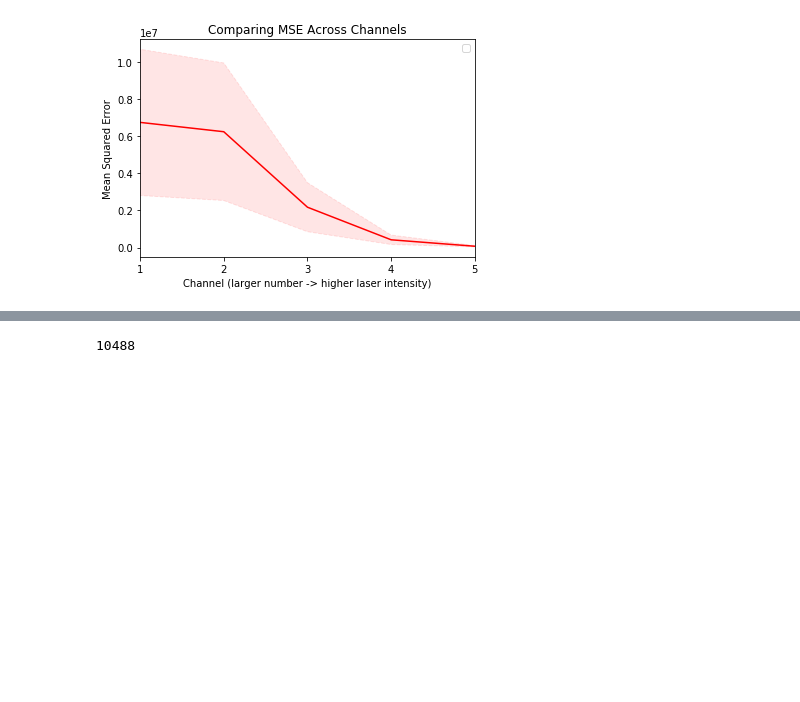
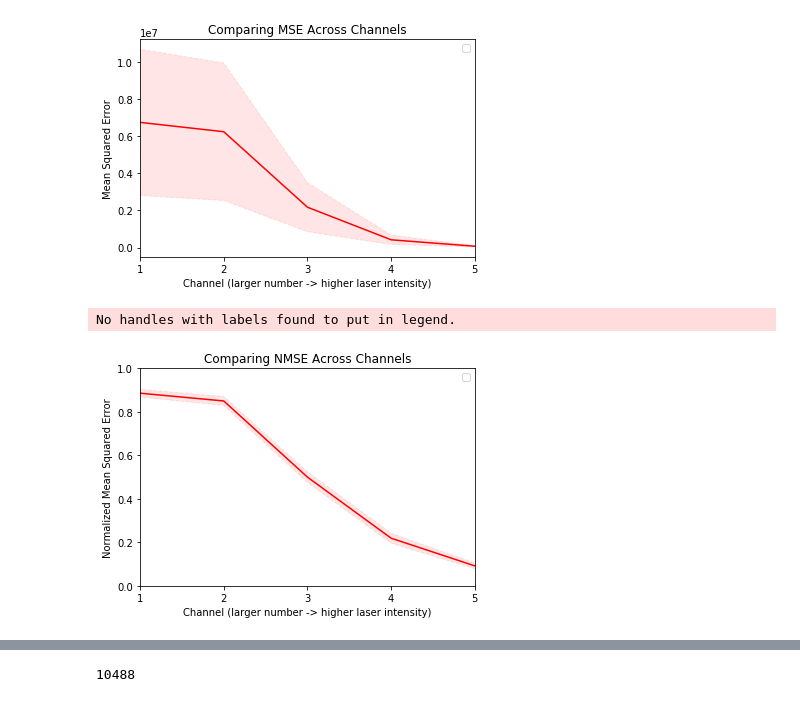
Before and after one commit to NYU-CDS-Capstone-Project/CellVision, a Jupyter notebook: notebooks/non_local_means_comparison.ipynb, the cells around one changed output, grey strips where cells are left out. Cells and saved outputs as stored; diff of their text form; code cells hidden in the pictures; blank space fills up the shorter version.

```diff
--- a/notebooks/non_local_means_comparison.ipynb
+++ b/notebooks/non_local_means_comparison.ipynb
@@ -135,7 +137,20 @@ for channel in channels:
         mse_means.append(mse_mean)
         mse_stds.append(mse_std)
 
+nmse_means = []
+nmse_stds = []
+for channel in channels:
+    nmse_path = '{}/new_baseline_mse_sum_stats_channel{}'.format(out_path,channel)
+    with open(nmse_path, 'rb') as pickle_file:
+        channel_nmse = pkl.load(pickle_file)
+        nmse_std = statistics.stdev(channel_nmse)
+        nmse_mean = statistics.mean(channel_nmse)
+        nmse_means.append(nmse_mean)
+        nmse_stds.append(nmse_std)
+
 print(len(mse_means))
+print(mse_means)
+print(nmse_means)
 ssim_means
 # %% [output]
 5
@@ -194,3 +218,28 @@ plt.show()
 # %% [output]
 No handles with labels found to put in legend.
 [figure]
+# %%
+# Comparing MSE
+import operator
+from numpy import array
+nmse_means = array(nmse_means)
+nmse_stds = array(nmse_stds)
+
+plt.plot(list(range(1, 6)), nmse_means[0:5], color='red')
+
+plt.fill_between(list(range(1, 6)), nmse_means[0:5] + nmse_stds[0:5], np.subtract(nmse_means[0:5],nmse_stds[0:5]),
+                 color="red", linestyle="--", alpha=0.1)
+
+
+plt.title('Comparing NMSE Across Channels')
+plt.legend(loc = 'upper right')
+plt.ylim([0, 1])
+plt.xlim([1, 5])
+plt.axes().set_xticks(list(range(1, 6)), minor=False)
+
+plt.ylabel('Normalized Mean Squared Error')
+plt.xlabel('Channel (larger number -> higher laser intensity)')
+plt.show()
+# %% [output]
+No handles with labels found to put in legend.
+[figure, added]
```
Also changed, not shown: parts of 5 cells of this notebook, 1 other file.
